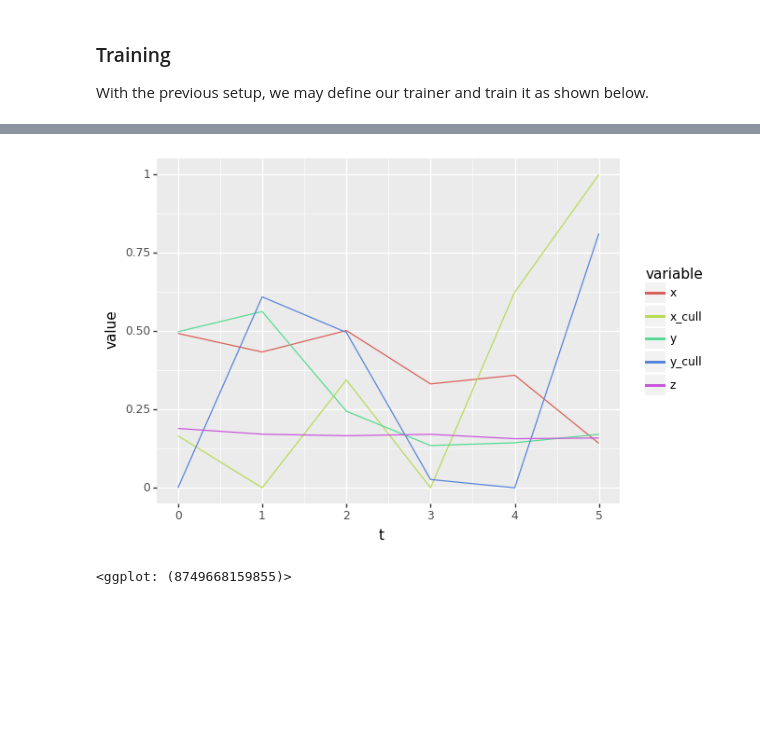
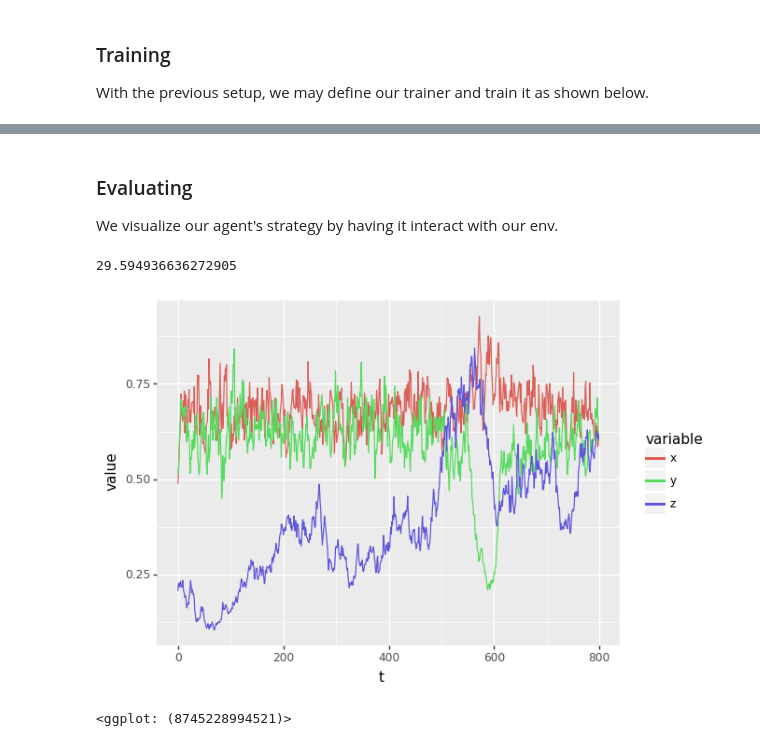
Before and after one commit to boettiger-lab/rl-eco-benchmarks, a Jupyter notebook: src/examples.ipynb, the cells around one changed output, grey strips where cells are left out. Saved outputs shown, nothing was run; the diff lists cells and outputs as text; code cells hidden in the pictures; blank space fills up the shorter version.

Commit message:
finished training and plotting on example.ipynb

```diff
--- a/src/examples.ipynb
+++ b/src/examples.ipynb
@@ -106,3 +125,7 @@ agent = RT.train(iterations=200)
+# %% [markdown]
+### Evaluating
+
+We visualize our agent's strategy by having it interact with our env.
 # %%
 from base_env import ray_eco_env
 
@@ -136,13 +159,15 @@ from plotnine import ggplot, aes, geom_line
 def plot_episode(df):
     """ plots an episode df. df generated using generate_episode(). """
     return ggplot(
-        df[['t', 'x_cull', 'y_cull', 'x', 'y', 'z']].melt(["t"]),
+        df.melt(["t"]),
         aes("t", "value", color="variable"),
     ) + geom_line()
 # %%
 episode = generate_episode(agent, env)
 episode_df = episode["ep_df"]
-plot_episode(episode_df)
+print(episode['reward'])
+plot_episode(episode_df[['t', 'x', 'y', 'z']])
 # %% [output]
+29.594936636272905
-[figure, old version]
+[figure, new version]
-<ggplot: (8749668159855)>
+<ggplot: (8745228994521)>
```
Also changed, not shown: parts of 4 cells of this notebook.
